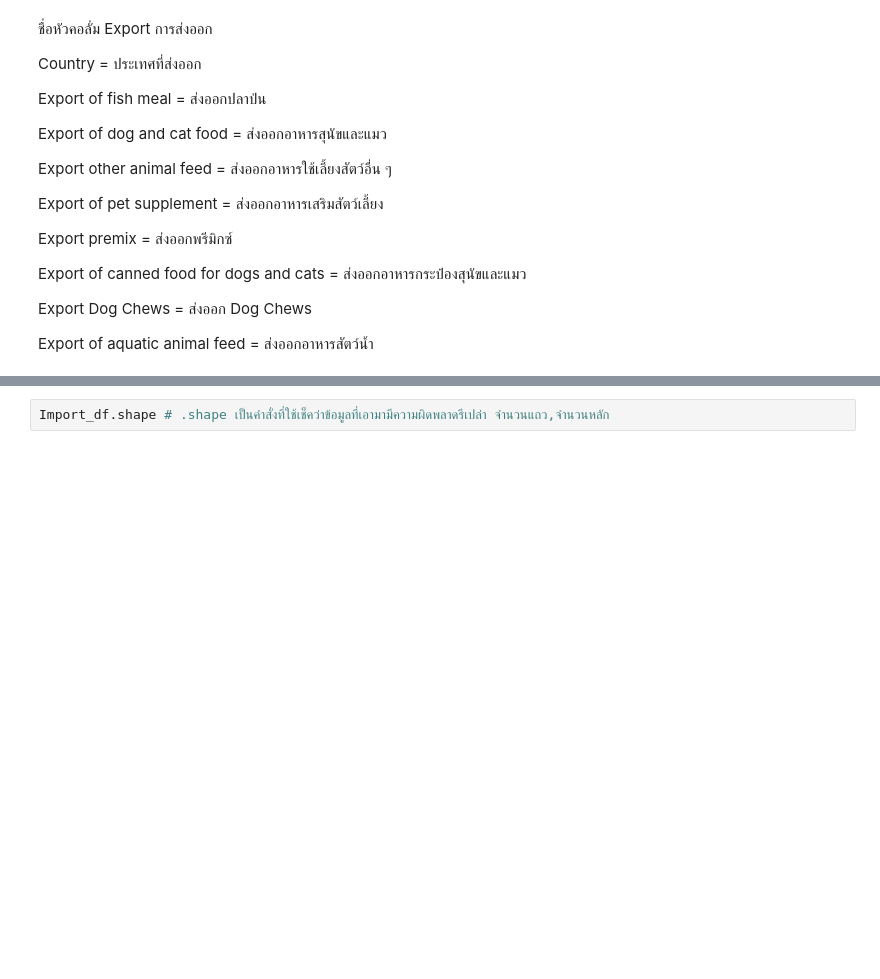
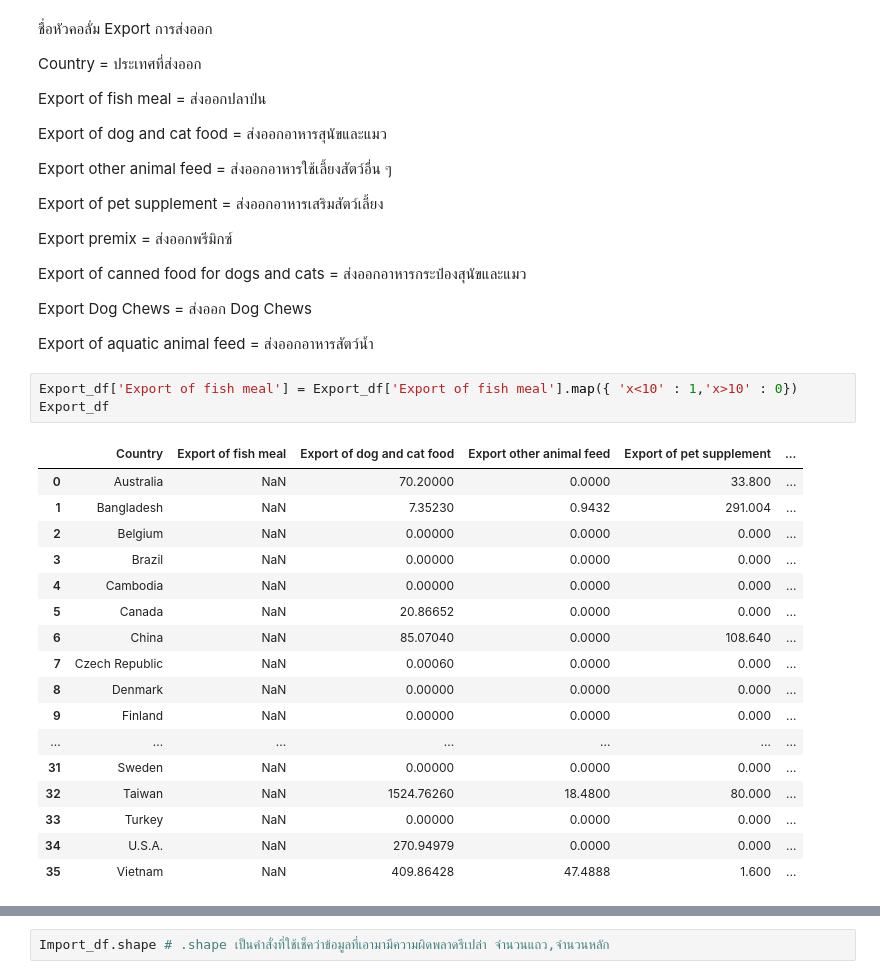
Before and after one commit to Kggzzz/KKU_data_mining, a Jupyter notebook: Project_Animal_feed.ipynb, the cells around one changed output, grey strips where cells are left out. Drawn from its saved outputs; the diff is of its cells as text; blank space fills up the shorter version.

```diff
--- a/Project_Animal_feed.ipynb
+++ b/Project_Animal_feed.ipynb
@@ -69,3 +69,24 @@ Export of canned food for dogs and cats = ส่งออกอาหารก
 Export Dog Chews = ส่งออก Dog Chews
 
 Export of aquatic animal feed = ส่งออกอาหารสัตว์น้ำ
+# %%
+Export_df['Export of fish meal'] = Export_df['Export of fish meal'].map({ 'x<10' : 1,'x>10' : 0})
+Export_df
+# %% [output]
+|  | Country | Export of fish meal | Export of dog and cat food | Export other animal feed | Export of pet supplement | ... |
+| 0 | Australia | NaN | 70.20000 | 0.0000 | 33.800 | ... |
+| 1 | Bangladesh | NaN | 7.35230 | 0.9432 | 291.004 | ... |
+| 2 | Belgium | NaN | 0.00000 | 0.0000 | 0.000 | ... |
+| 3 | Brazil | NaN | 0.00000 | 0.0000 | 0.000 | ... |
+| 4 | Cambodia | NaN | 0.00000 | 0.0000 | 0.000 | ... |
+| 5 | Canada | NaN | 20.86652 | 0.0000 | 0.000 | ... |
+| 6 | China | NaN | 85.07040 | 0.0000 | 108.640 | ... |
+| 7 | Czech Republic | NaN | 0.00060 | 0.0000 | 0.000 | ... |
+| 8 | Denmark | NaN | 0.00000 | 0.0000 | 0.000 | ... |
+| 9 | Finland | NaN | 0.00000 | 0.0000 | 0.000 | ... |
+| ... | ... | ... | ... | ... | ... | ... |
+| 31 | Sweden | NaN | 0.00000 | 0.0000 | 0.000 | ... |
+| 32 | Taiwan | NaN | 1524.76260 | 18.4800 | 80.000 | ... |
+| 33 | Turkey | NaN | 0.00000 | 0.0000 | 0.000 | ... |
+| 34 | U.S.A. | NaN | 270.94979 | 0.0000 | 0.000 | ... |
+| 35 | Vietnam | NaN | 409.86428 | 47.4888 | 1.600 | ... |
```
Also changed, not shown: parts of 5 cells of this notebook.
